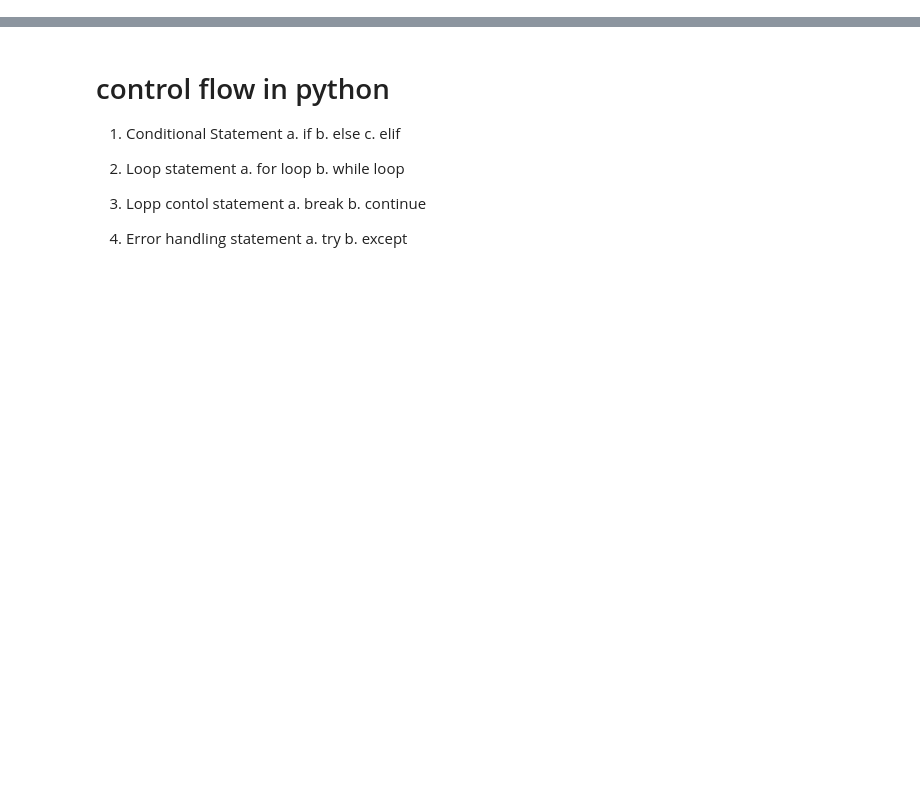
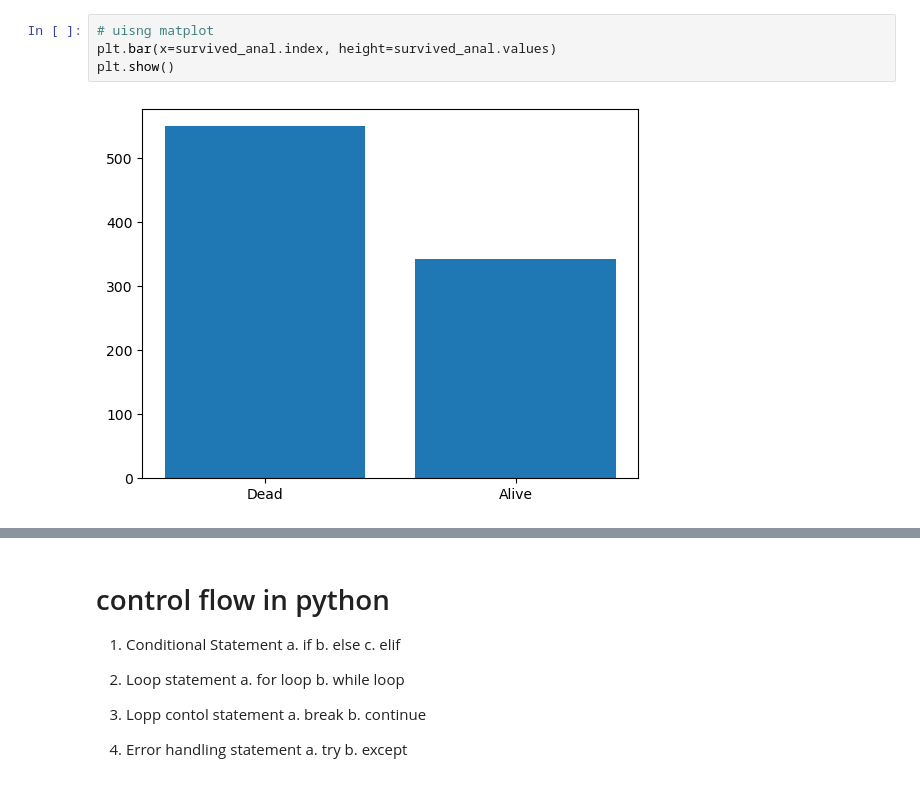
Before and after one commit to kazeemolaitanmusbau/Postgresql-Works, a Jupyter notebook: main.ipynb, the cells around one changed output, grey strips where cells are left out. Drawn from its saved outputs; the diff is of its cells as text; blank space fills up the shorter version.

```diff
--- a/main.ipynb
+++ b/main.ipynb
@@ -0,0 +386,6 @@
+# %%
+# uisng matplot
+plt.bar(x=survived_anal.index, height=survived_anal.values)
+plt.show()
+# %% [output]
+[figure, added]
```
Also changed, not shown: parts of 92 cells of this notebook.
